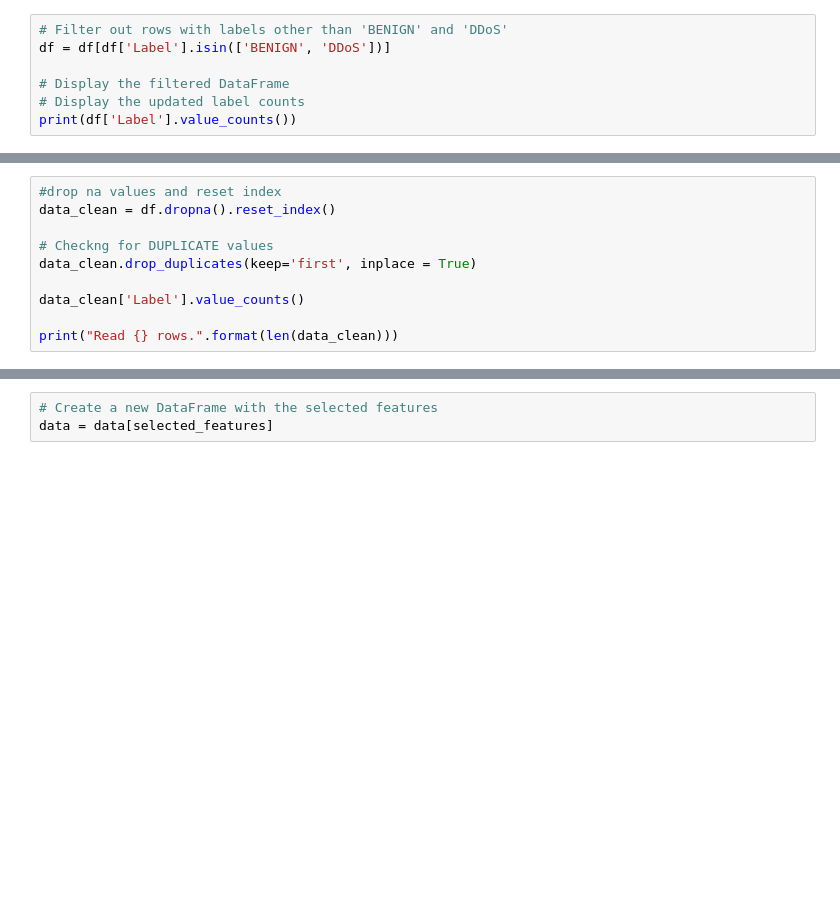
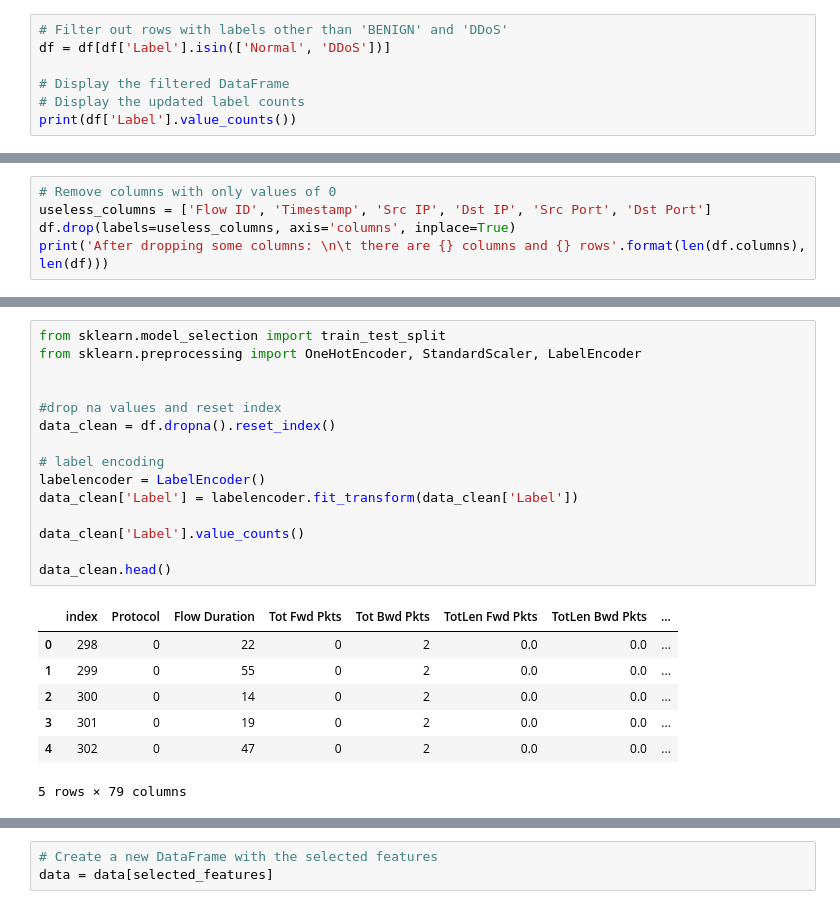
Before and after one commit to tharinduyasarathna/Robustness-of-DL-based-AAD-in-SDN-IoT-Networks-against-OOD-data-and-Poisoning-Attacks-using-AE, a Jupyter notebook: data preprocessing/InSDN.ipynb, the cells around one changed output, grey strips where cells are left out. Cells and saved outputs as stored; diff of their text form; blank space fills up the shorter version.

Commit message:
data prep

```diff
--- a/data preprocessing/InSDN.ipynb
+++ b/data preprocessing/InSDN.ipynb
@@ -64,6 +101,6 @@ df["Label"].value_counts()
 # %%
 # Filter out rows with labels other than 'BENIGN' and 'DDoS'
-df = df[df['Label'].isin(['BENIGN', 'DDoS'])]
+df = df[df['Label'].isin(['Normal', 'DDoS'])]
 
 # Display the filtered DataFrame
 # Display the updated label counts
@@ -70,0 +113,5 @@ print(df['Label'].value_counts())
+# %%
+# Remove columns with only values of 0
+useless_columns = ['Flow ID', 'Timestamp', 'Src IP', 'Dst IP', 'Src Port', 'Dst Port']
+df.drop(labels=useless_columns, axis='columns', inplace=True)
+print('After dropping some columns: \n\t there are {} columns and {} rows'.format(len(df.columns), len(df)))
@@ -73,11 +137,24 @@ print(df.shape)
 # %%
+from sklearn.model_selection import train_test_split
+from sklearn.preprocessing import OneHotEncoder, StandardScaler, LabelEncoder
+
+
 #drop na values and reset index
 data_clean = df.dropna().reset_index()
 
-# Checkng for DUPLICATE values
-data_clean.drop_duplicates(keep='first', inplace = True)
+# label encoding
+labelencoder = LabelEncoder()
+data_clean['Label'] = labelencoder.fit_transform(data_clean['Label'])
 
 data_clean['Label'].value_counts()
 
-print("Read {} rows.".format(len(data_clean)))
+data_clean.head()
+# %% [output]
+|  | index | Protocol | Flow Duration | Tot Fwd Pkts | Tot Bwd Pkts | TotLen Fwd Pkts | TotLen Bwd Pkts | ... |
+| 0 | 298 | 0 | 22 | 0 | 2 | 0.0 | 0.0 | ... |
+| 1 | 299 | 0 | 55 | 0 | 2 | 0.0 | 0.0 | ... |
+| 2 | 300 | 0 | 14 | 0 | 2 | 0.0 | 0.0 | ... |
+| 3 | 301 | 0 | 19 | 0 | 2 | 0.0 | 0.0 | ... |
+| 4 | 302 | 0 | 47 | 0 | 2 | 0.0 | 0.0 | ... |
+5 rows × 79 columns
 # %%
```
Also changed, not shown: parts of 16 cells of this notebook.
